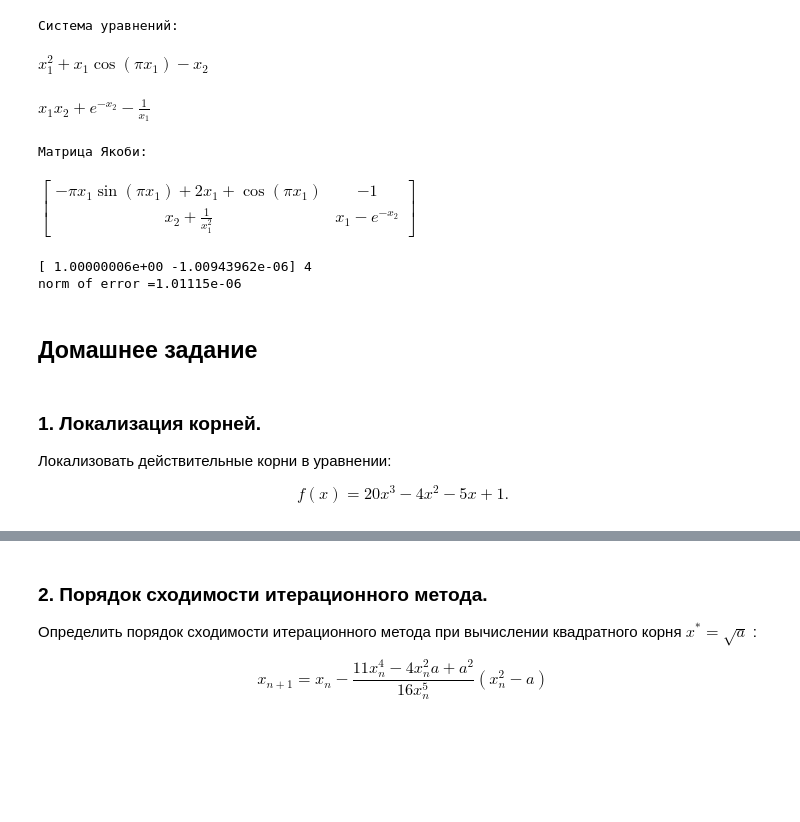
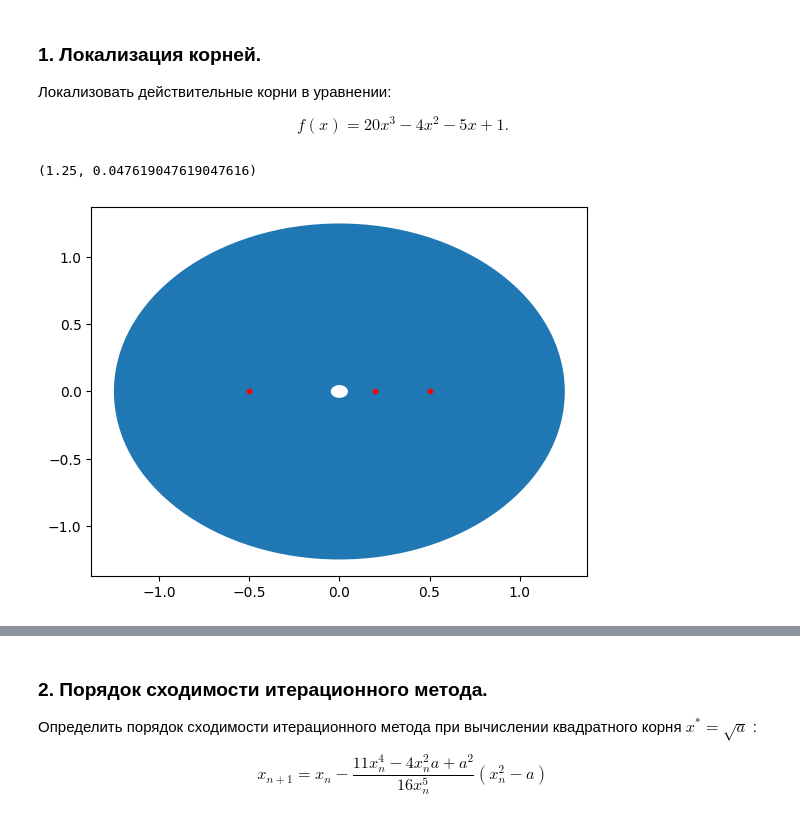
Before and after one commit to pinbraerts/vychmaty, a Jupyter notebook: week11.ipynb, the cells around one changed output, grey strips where cells are left out. Drawn from its saved outputs; the diff is of its cells as text; code cells hidden in the pictures; blank space fills up the shorter version.

```diff
--- a/week11.ipynb
+++ b/week11.ipynb
@@ -681,30 +0,0 @@ $$
-# %%
-# Не хотим вычислять матрицу Якоби ручками - символьные вычисления спешат на помощь
-import sympy as smp
-
-# Определение переменных
-x1, x2 = smp.symbols('x1 x2')
-
-# Определение уравнений
-eq1 = x1**2 - x2 + x1*smp.cos(smp.pi*x1)
-eq2 = x1*x2 + smp.exp(-x2) - 1/x1
-
-# Создание списка уравнений
-equations = [eq1, eq2]
-
-# Нахождение Якобиана
-Jacobian_matrix = smp.Matrix([[smp.diff(eq, var) for var in (x1, x2)] for eq in equations])
-
-# Вывод уравнений и матрицы Якоби
-print("Система уравнений:")
-for eq in equations:
-    display(eq)
-
-print("\nМатрица Якоби:")
-display(Jacobian_matrix)
-# %% [output]
-Система уравнений:
-$\displaystyle x_{1}^{2} + x_{1} \cos{\left(\pi x_{1} \right)} - x_{2}$
-$\displaystyle x_{1} x_{2} + e^{- x_{2}} - \frac{1}{x_{1}}$
-Матрица Якоби:
-$\displaystyle \left[\begin{matrix}- \pi x_{1} \sin{\left(\pi x_{1} \right)} + 2 x_{1} + \cos{\left(\pi x_{1} \right)} & -1\\x_{2} + \frac{1}{x_{1}^{2}} & x_{1} - e^{- x_{2}}\end{matrix}\right]$
@@ -745,16 +1,3 @@ def Newton_system(F, J, x, eps):
-# %%
-expected = np.array([1, 0])
-tol = 1e-4
-x, n = Newton_system(F, J, x=np.array([2., -1.]), eps=0.0001)
-print(x, n)
-error_norm = np.linalg.norm(expected - x, ord=2)
-assert error_norm < tol, 'norm of error =%g' % error_norm
-print('norm of error =%g' % error_norm)
-# %% [output]
-[ 1.00000006e+00 -1.00943962e-06] 4
-norm of error =1.01115e-06
-# %% [markdown]
-## Домашнее задание
 # %% [markdown]
 ### 1. Локализация корней.
 
@@ -763,3 +6,24 @@ norm of error =1.01115e-06
 $$
 f(x)=20 x^{3} - 4 x^{2} - 5 x + 1 .
 $$
+# %%
+import numpy as np
+import matplotlib.pyplot as plt
+from matplotlib.patches import Wedge
+
+p = np.array([20, -4, -5, 1])
+a = np.abs(p)
+A = a[1:].max()
+B = a[:-1].max()
+outer = 1 + A / a[0]
+inner = a[-1] / (a[-1] + B)
+
+w = Wedge((0, 0), outer, 0, 360, width=outer - inner)
+fig, ax = plt.subplots()
+roots = np.roots(p)
+ax.add_patch(w)
+ax.plot(np.real(roots), np.imag(roots), '.', color='red')
+outer, inner
+# %% [output]
+(1.25, 0.047619047619047616)
+[figure, added]
```
Also changed, not shown: parts of 25 cells of this notebook, 1 other file.
